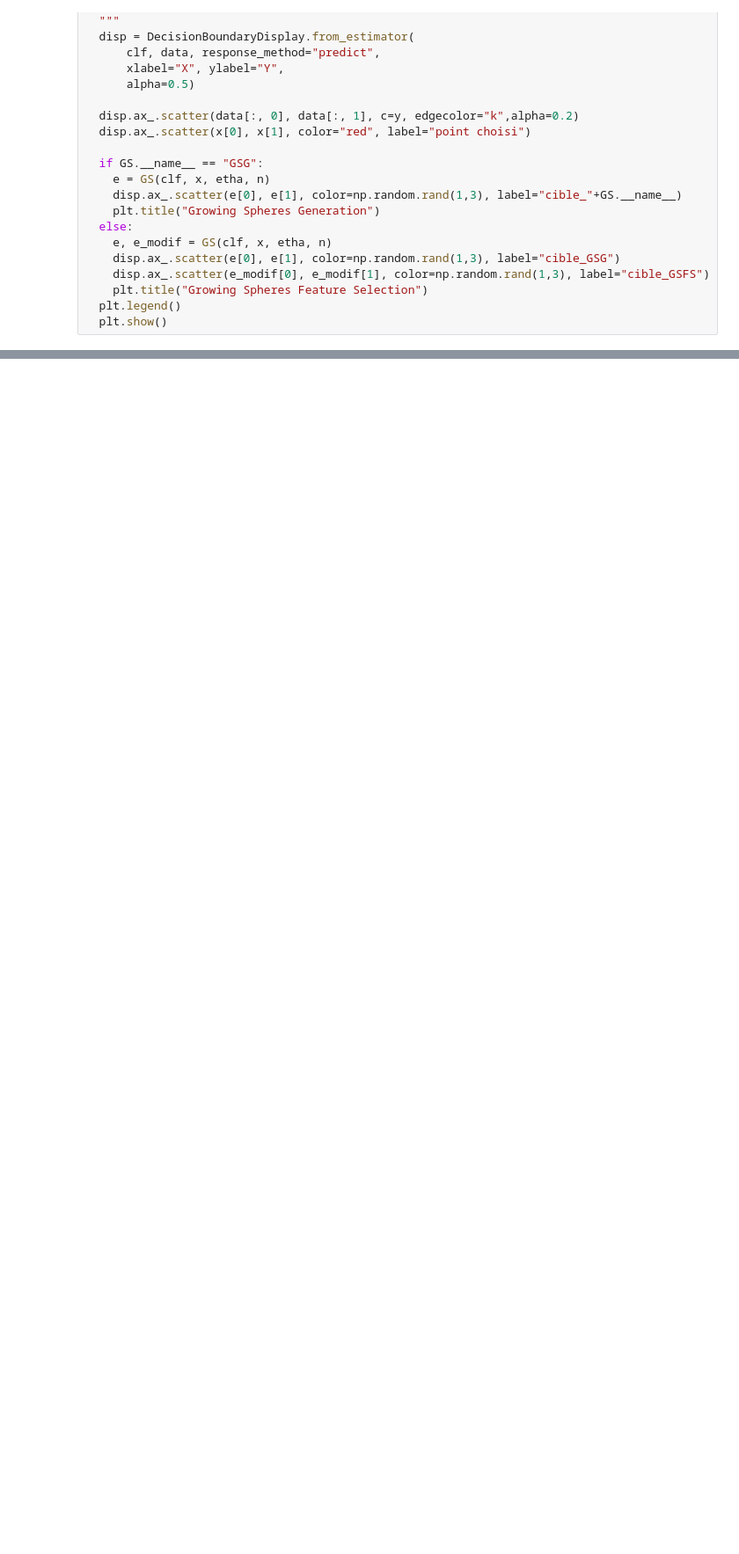
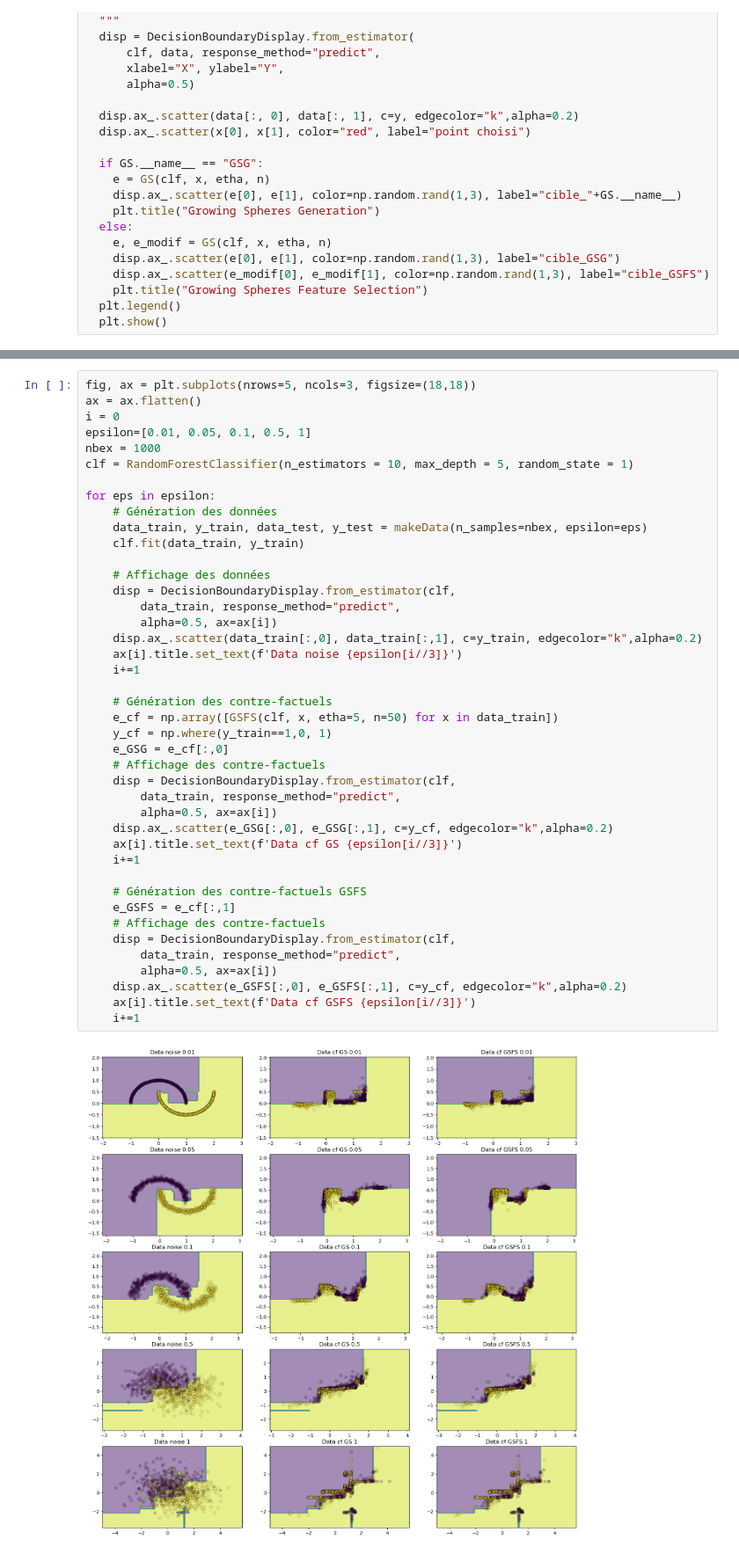
Before and after one commit to nhs2828/IA-Explicable, a Jupyter notebook: tme1/TME1_XAI.ipynb, the cells around one changed output, grey strips where cells are left out. Shown at 88% size. Saved outputs shown, nothing was run; the diff lists cells and outputs as text; blank space fills up the shorter version.

```diff
--- a/tme1/TME1_XAI.ipynb
+++ b/tme1/TME1_XAI.ipynb
@@ -219,0 +264,44 @@ for eps in epsilon:
+# %%
+fig, ax = plt.subplots(nrows=5, ncols=3, figsize=(18,18))
+ax = ax.flatten()
+i = 0
+epsilon=[0.01, 0.05, 0.1, 0.5, 1]
+nbex = 1000
+clf = RandomForestClassifier(n_estimators = 10, max_depth = 5, random_state = 1)
+
+for eps in epsilon:
+    # Génération des données
+    data_train, y_train, data_test, y_test = makeData(n_samples=nbex, epsilon=eps)
+    clf.fit(data_train, y_train)
+
+    # Affichage des données
+    disp = DecisionBoundaryDisplay.from_estimator(clf,
+        data_train, response_method="predict",
+        alpha=0.5, ax=ax[i])
+    disp.ax_.scatter(data_train[:,0], data_train[:,1], c=y_train, edgecolor="k",alpha=0.2)
+    ax[i].title.set_text(f'Data noise {epsilon[i//3]}')
+    i+=1
+
+    # Génération des contre-factuels
+    e_cf = np.array([GSFS(clf, x, etha=5, n=50) for x in data_train])
+    y_cf = np.where(y_train==1,0, 1)
+    e_GSG = e_cf[:,0]
+    # Affichage des contre-factuels
+    disp = DecisionBoundaryDisplay.from_estimator(clf,
+        data_train, response_method="predict",
+        alpha=0.5, ax=ax[i])
+    disp.ax_.scatter(e_GSG[:,0], e_GSG[:,1], c=y_cf, edgecolor="k",alpha=0.2)
+    ax[i].title.set_text(f'Data cf GS {epsilon[i//3]}')
+    i+=1
+
+    # Génération des contre-factuels GSFS
+    e_GSFS = e_cf[:,1]
+    # Affichage des contre-factuels
+    disp = DecisionBoundaryDisplay.from_estimator(clf,
+        data_train, response_method="predict",
+        alpha=0.5, ax=ax[i])
+    disp.ax_.scatter(e_GSFS[:,0], e_GSFS[:,1], c=y_cf, edgecolor="k",alpha=0.2)
+    ax[i].title.set_text(f'Data cf GSFS {epsilon[i//3]}')
+    i+=1
+# %% [output]
+[figure, added]
```
Also changed, not shown: parts of 15 cells of this notebook.
